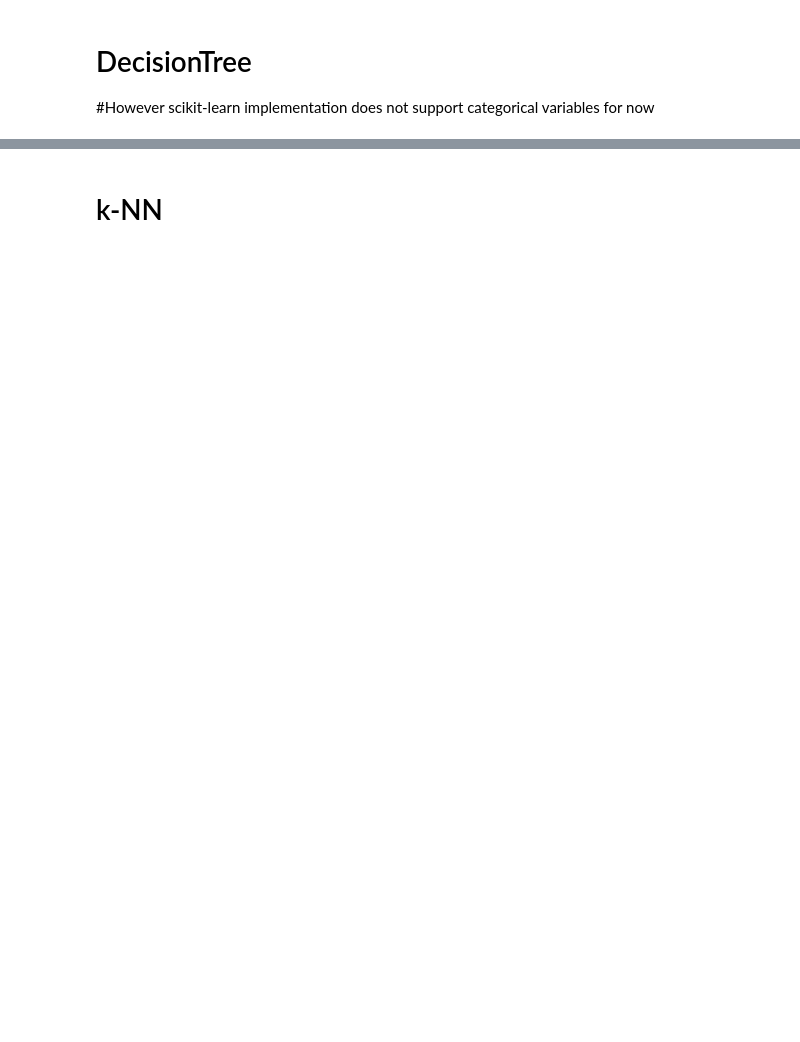
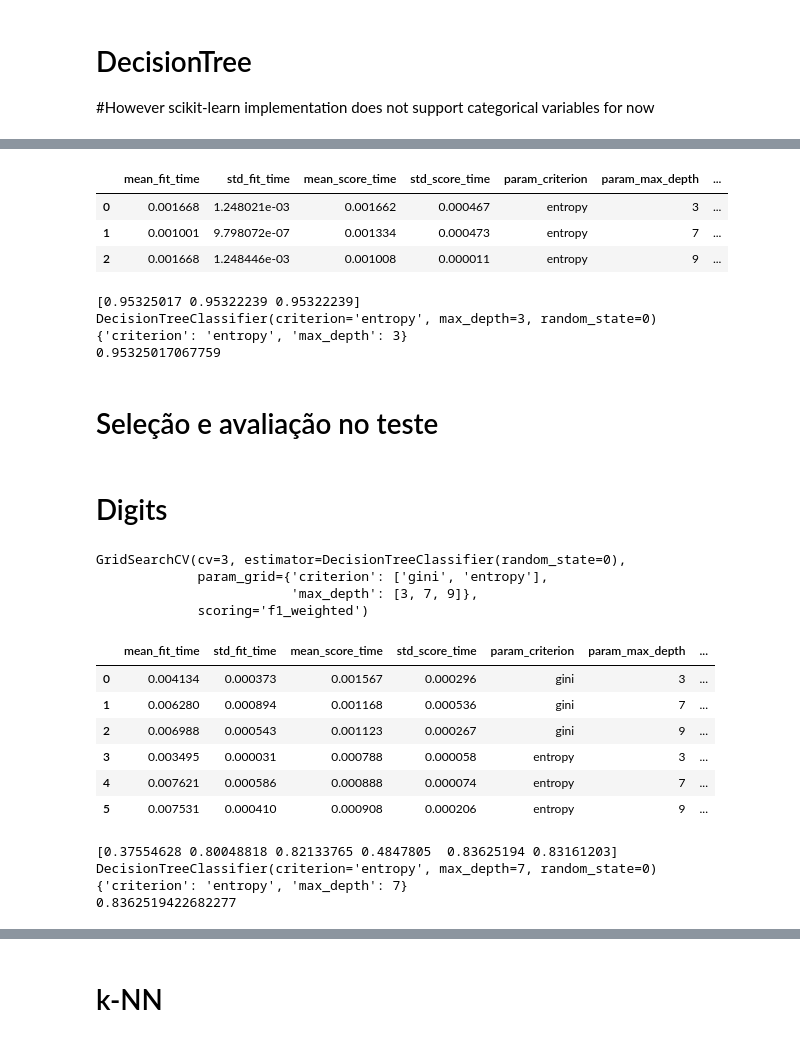
Before and after one commit to paulo-lang/classificacao-e-regressao, a Jupyter notebook: Baseline-Classification.ipynb, the cells around one changed output, grey strips where cells are left out. Saved outputs shown, nothing was run; the diff lists cells and outputs as text; code cells hidden in the pictures; blank space fills up the shorter version.

Commit message:
feat(DecisionTree); Implemented method for Digits, Breast Cancer and Wine dataset

```diff
--- a/Baseline-Classification.ipynb
+++ b/Baseline-Classification.ipynb
@@ -234,0 +240,7 @@ f1_score(y_true, y_pred, average='weighted')
+# %%
+#Digits
+model_trees_dig = clf_tree.fit(xdig, ydig)
+#Breast Cancer
+model_trees_bre = clf_tree.fit(xbre, ybre)
+#Wine
+model_trees_wine = clf_tree.fit(xwine, ywine)
@@ -234,0 +312,7 @@ f1_score(y_true, y_pred, average='weighted')
+# %%
+#Digits
+from sklearn.model_selection import GridSearchCV
+
+param_grid = {'criterion':['gini', 'entropy'], 'max_depth':[3, 7, 9]}
+best_tree_dig = GridSearchCV(clf_tree, param_grid, scoring=('f1_weighted'), cv=3, refit=True)
+best_tree_dig.fit(xdig, ydig)
@@ -234,0 +344,6 @@ f1_score(y_true, y_pred, average='weighted')
+# %%
+best_model_dig = best_tree_dig.best_estimator_
+best_model_dig.fit(xdig, ydig)
+
+df_dig = pd.DataFrame(best_tree_dig.cv_results_)
+df_dig
@@ -234,0 +400,59 @@ f1_score(y_true, y_pred, average='weighted')
+# %%
+best_model_wine = best_tree_wine.best_estimator_
+best_model_wine.fit(xwine, ywine)
+
+df_wine = pd.DataFrame(best_tree_wine.cv_results_)
+df_wine
+# %% [output]
+|  | mean_fit_time | std_fit_time | mean_score_time | std_score_time | param_criterion | param_max_depth | ... |
+| 0 | 0.001668 | 1.248021e-03 | 0.001662 | 0.000467 | entropy | 3 | ... |
+| 1 | 0.001001 | 9.798072e-07 | 0.001334 | 0.000473 | entropy | 7 | ... |
+| 2 | 0.001668 | 1.248446e-03 | 0.001008 | 0.000011 | entropy | 9 | ... |
+# %%
+print(best_tree_wine.cv_results_['mean_test_score'])
+print(best_tree_wine.best_estimator_)
+print(best_tree_wine.best_params_)
+print(best_tree_wine.best_score_)
+# %% [output]
+[0.95325017 0.95322239 0.95322239]
+DecisionTreeClassifier(criterion='entropy', max_depth=3, random_state=0)
+{'criterion': 'entropy', 'max_depth': 3}
+0.95325017067759
+# %% [markdown]
+# Seleção e avaliação no teste
+# %% [markdown]
+# Digits
+# %%
+from sklearn.model_selection import train_test_split
+
+X_train_dig, X_test_dig, y_train_dig, y_test_dig = train_test_split(xdig, ydig, test_size=0.3, random_state=0)
+
+param_grid_dig = {'criterion':['gini', 'entropy'], 'max_depth':[3, 7, 9]}
+best_tree_dig = GridSearchCV(clf_tree, param_grid_dig, scoring=('f1_weighted'), cv=3)
+best_tree_dig.fit(X_train_dig, y_train_dig)
+# %% [output]
+GridSearchCV(cv=3, estimator=DecisionTreeClassifier(random_state=0),
+             param_grid={'criterion': ['gini', 'entropy'],
+                         'max_depth': [3, 7, 9]},
+             scoring='f1_weighted')
+# %%
+df_dig = pd.DataFrame(best_tree_dig.cv_results_)
+df_dig
+# %% [output]
+|  | mean_fit_time | std_fit_time | mean_score_time | std_score_time | param_criterion | param_max_depth | ... |
+| 0 | 0.004134 | 0.000373 | 0.001567 | 0.000296 | gini | 3 | ... |
+| 1 | 0.006280 | 0.000894 | 0.001168 | 0.000536 | gini | 7 | ... |
+| 2 | 0.006988 | 0.000543 | 0.001123 | 0.000267 | gini | 9 | ... |
+| 3 | 0.003495 | 0.000031 | 0.000788 | 0.000058 | entropy | 3 | ... |
+| 4 | 0.007621 | 0.000586 | 0.000888 | 0.000074 | entropy | 7 | ... |
+| 5 | 0.007531 | 0.000410 | 0.000908 | 0.000206 | entropy | 9 | ... |
+# %%
+print(best_tree_dig.cv_results_['mean_test_score'])
+print(best_tree_dig.best_estimator_)
+print(best_tree_dig.best_params_)
+print(best_tree_dig.best_score_)
+# %% [output]
+[0.37554628 0.80048818 0.82133765 0.4847805  0.83625194 0.83161203]
+DecisionTreeClassifier(criterion='entropy', max_depth=7, random_state=0)
+{'criterion': 'entropy', 'max_depth': 7}
+0.8362519422682277
```
Also changed, not shown: parts of 72 cells of this notebook, 1 other file.
